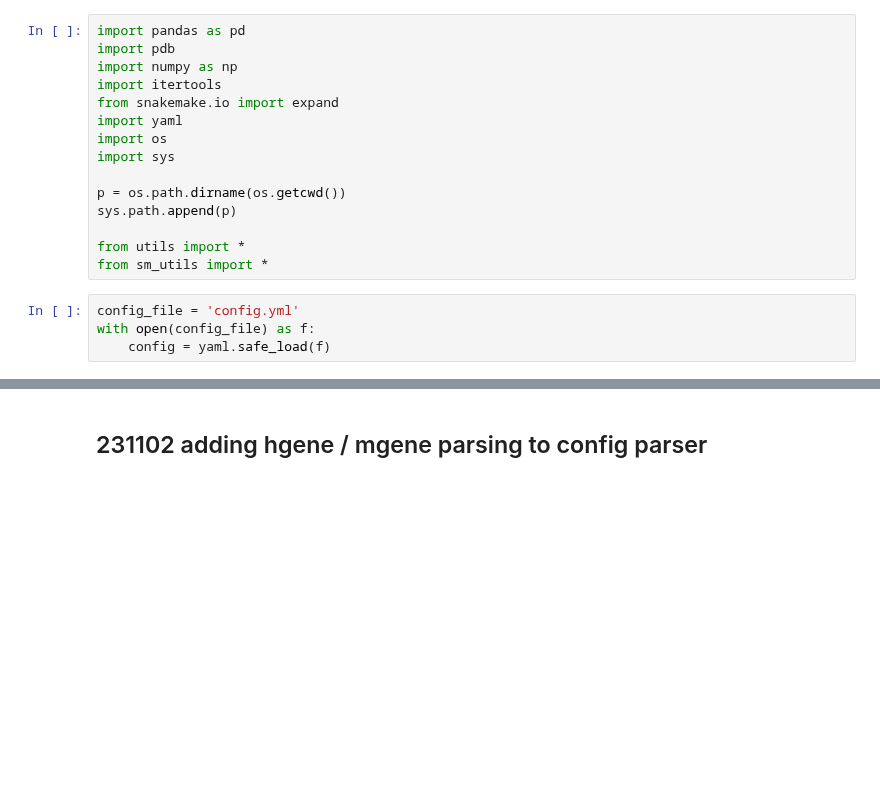
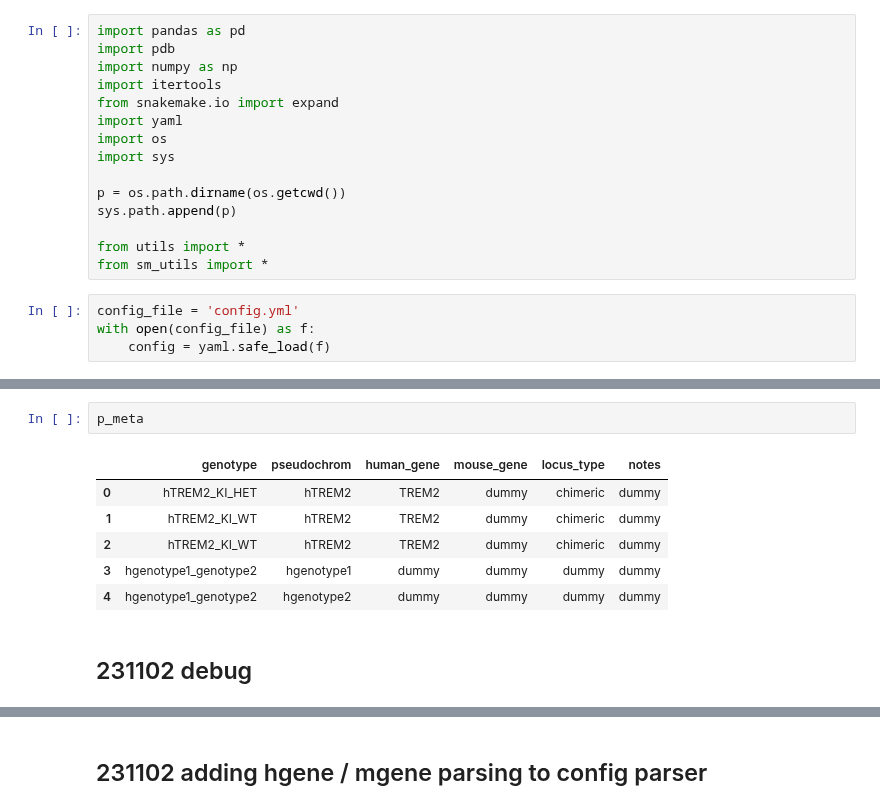
Before and after one commit to gfilimban/modelad_pipeline, a Jupyter notebook: proc_update/snakemake_dev.ipynb, the cells around one changed output, grey strips where cells are left out. Saved outputs shown, nothing was run; the diff lists cells and outputs as text; blank space fills up the shorter version.

```diff
--- a/proc_update/snakemake_dev.ipynb
+++ b/proc_update/snakemake_dev.ipynb
@@ -19,0 +82,11 @@ with open(config_file) as f:
+# %%
+p_meta
+# %% [output]
+|  | genotype | pseudochrom | human_gene | mouse_gene | locus_type | notes |
+| 0 | hTREM2_KI_HET | hTREM2 | TREM2 | dummy | chimeric | dummy |
+| 1 | hTREM2_KI_WT | hTREM2 | TREM2 | dummy | chimeric | dummy |
+| 2 | hTREM2_KI_WT | hTREM2 | TREM2 | dummy | chimeric | dummy |
+| 3 | hgenotype1_genotype2 | hgenotype1 | dummy | dummy | dummy | dummy |
+| 4 | hgenotype1_genotype2 | hgenotype2 | dummy | dummy | dummy | dummy |
+# %% [markdown]
+## 231102 debug
```
Also changed, not shown: parts of 19 cells of this notebook, 8 other files.
